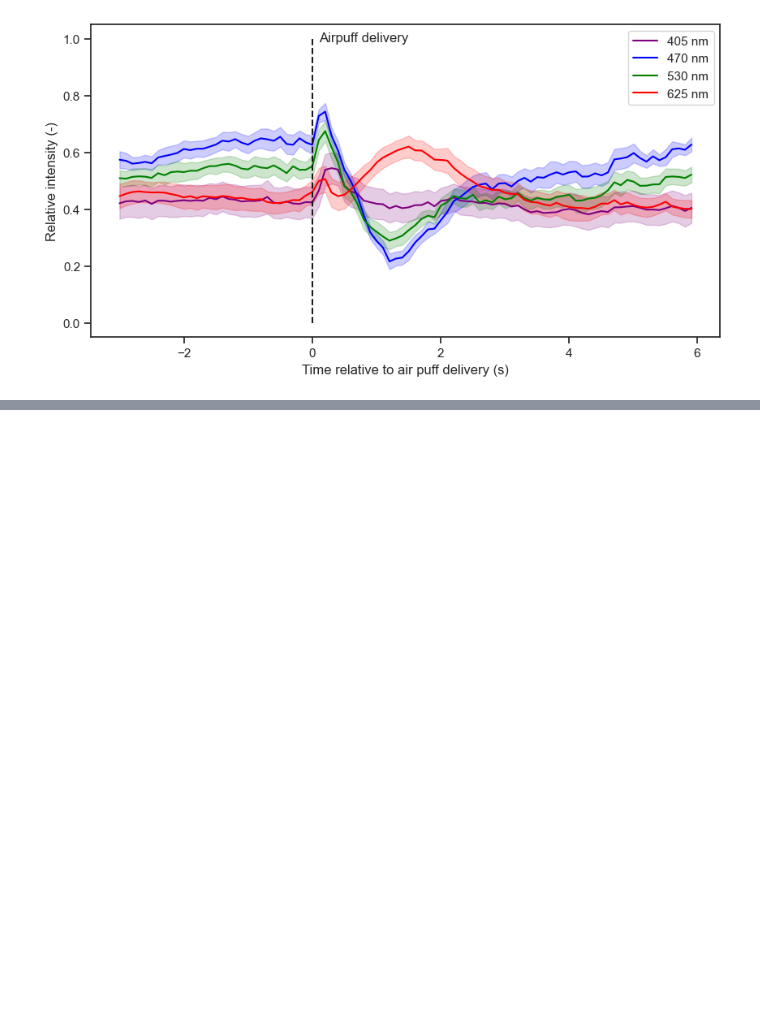
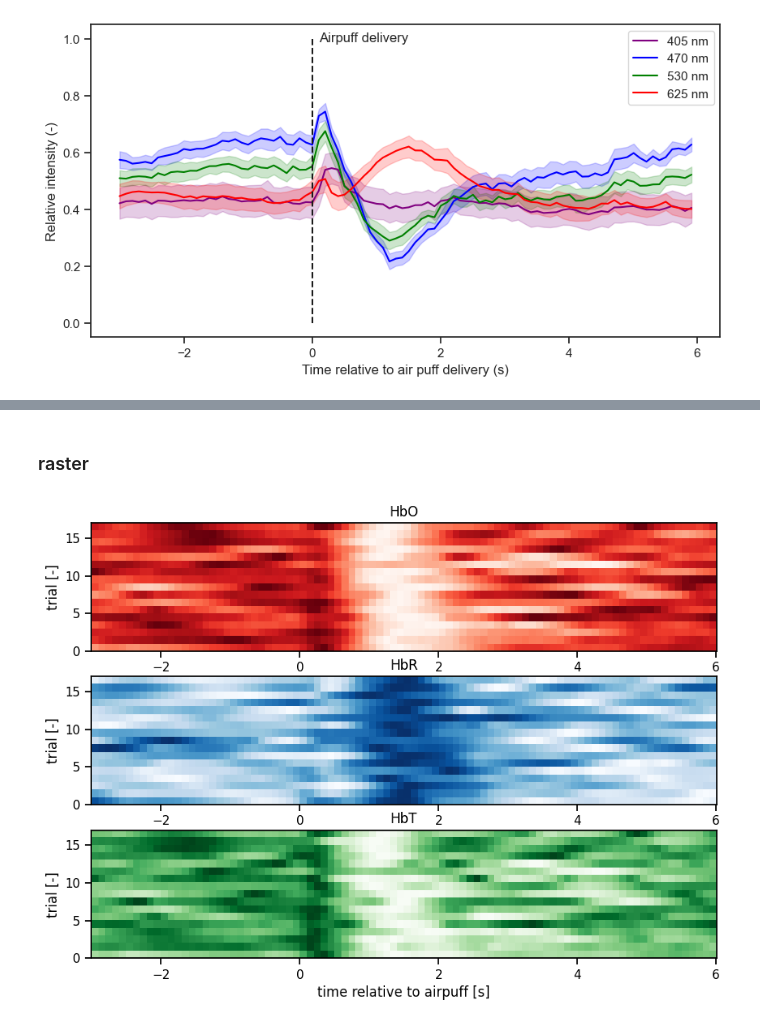
Before and after one commit to Laboratory-of-Vincent-Breton-Provencher/Widefield-Imaging-Acquisition, a Jupyter notebook: analysisPipeline/quickPlots.ipynb, the cells around one changed output, grey strips where cells are left out. Saved outputs shown, nothing was run; the diff lists cells and outputs as text; code cells hidden in the pictures; blank space fills up the shorter version.

```diff
--- a/analysisPipeline/quickPlots.ipynb
+++ b/analysisPipeline/quickPlots.ipynb
@@ -215,0 +228,46 @@ plt.imshow(monalisa, cmap=cmap)
+# %%
+time = timestamps
+sigs = (HbO, HbR, HbT)
+titles = ("HbO", "HbR", "HbT")
+cols = ('red', 'blue', 'green')
+cmaps = (clm['Reds_r'], clm['Blues_r'], clm['Greens_r'])
+
+FPS = 50
+AP_idx = []
+nChannels =5
+AP_begin = 5
+percycle = 15
+FPSc = FPS/nChannels
+framespcycles = int(FPSc*percycle)
+ncycles = int(len(time)//framespcycles)
+AP_times = np.array(list(range(ncycles)))*15+5
+
+## AIRPUFFS
+for ti in AP_times:
+    AP_idx.append(np.argmin(np.absolute(time-ti)))
+# Dirac où AP dans times series
+AP_series = np.zeros(len(time))
+AP_series[AP_idx] = 1
+
+## ALIGN DATA
+inf = 30
+sup = 60
+aligned_data_raw = np.zeros((len(sigs), len(AP_idx), inf+sup))
+aligned_data_norm = np.zeros((len(sigs), len(AP_idx), inf+sup))
+for idx, sig in enumerate(sigs):
+  for i in range(len(AP_idx)):
+    plage = sig[int(AP_idx[i]-inf):int(AP_idx[i]+sup)]
+    aligned_data_raw[idx,i,:] = plage
+    aligned_data_norm[idx,i,:] = (plage-np.min(plage))/(np.max(plage)-np.min(plage))
+# %% [markdown]
+### raster
+# %%
+fig = plt.figure(figsize=(10, 7))
+for idx, (sig, cmap, title) in enumerate(zip(aligned_data, cmaps, titles)):
+  ax = plt.subplot(3, 1, idx+1)
+  ax.set_title(title)
+  ax.set_xlabel('time relative to airpuff [s]')
+  ax.set_ylabel("trial [-]")
+  ax.imshow(aligned_data_norm[idx,:,:], origin='lower', extent=[time[AP_idx[0]-inf]-time[AP_idx[0]], time[AP_idx[0]+sup]-time[AP_idx[0]], 0, ncycles], aspect='auto', cmap=cmap)
+# %% [output]
+[figure, added]
```
Also changed, not shown: parts of 17 cells of this notebook, 1 other file.
